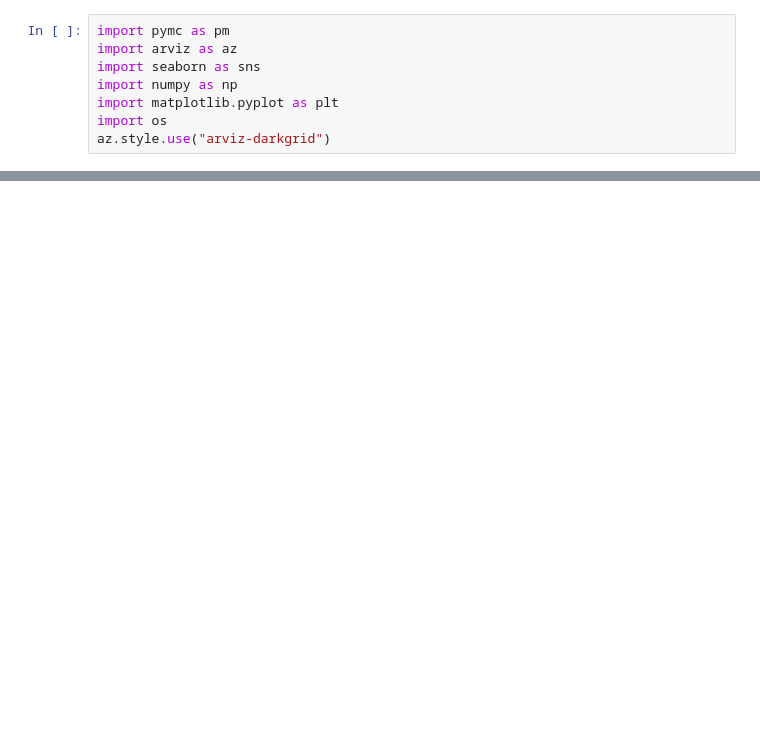
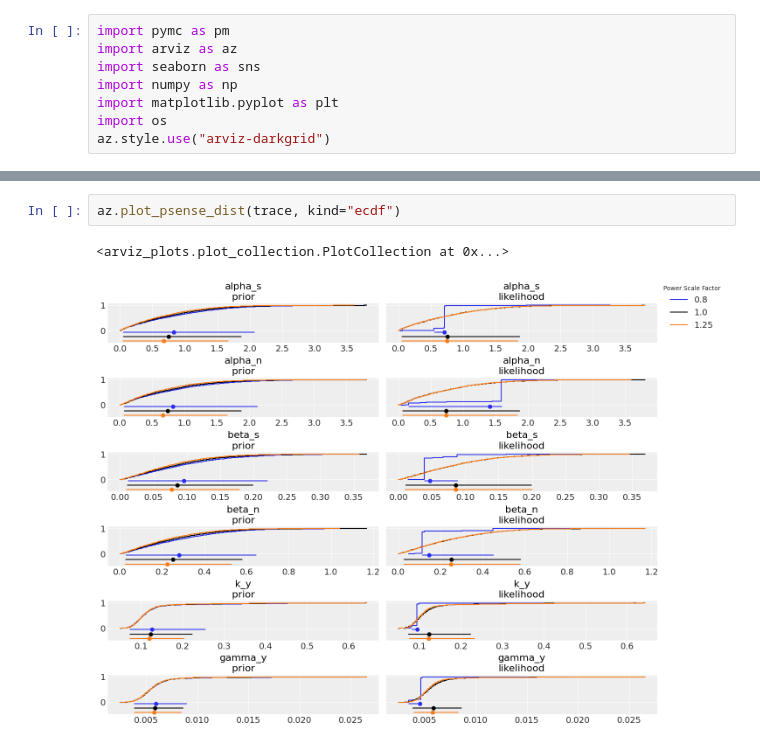
Before and after one commit to pacifistsilver/agsu_et_al_2025_mechanistic_models, a Jupyter notebook: abc-notebook.ipynb, the cells around one changed output, grey strips where cells are left out. Cells and saved outputs as stored; diff of their text form; blank space fills up the shorter version.

```diff
--- a/abc-notebook.ipynb
+++ b/abc-notebook.ipynb
@@ -93,0 +73,5 @@ az.plot_ess(samples)
+# %%
+az.plot_psense_dist(trace, kind="ecdf")
+# %% [output]
+<arviz_plots.plot_collection.PlotCollection at 0x...>
+[figure, added]
```
Also changed, not shown: parts of 16 cells of this notebook, 19 other files.
